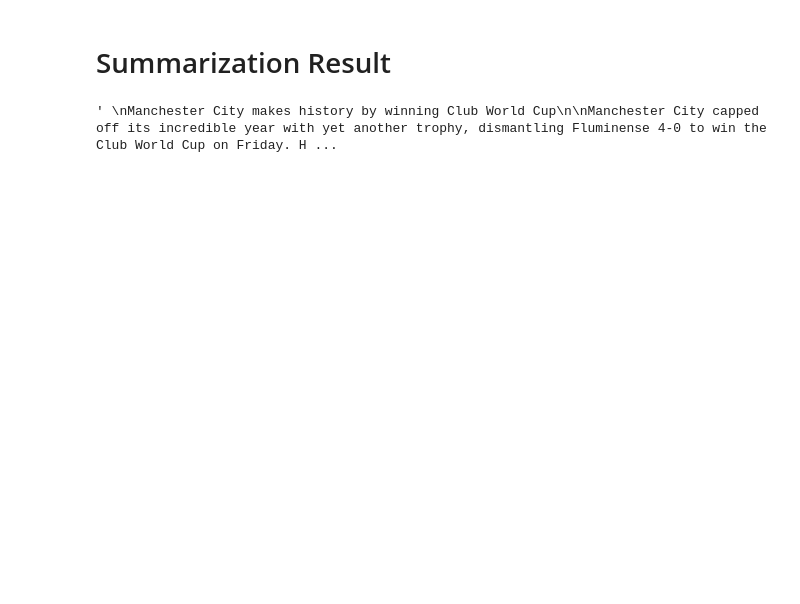
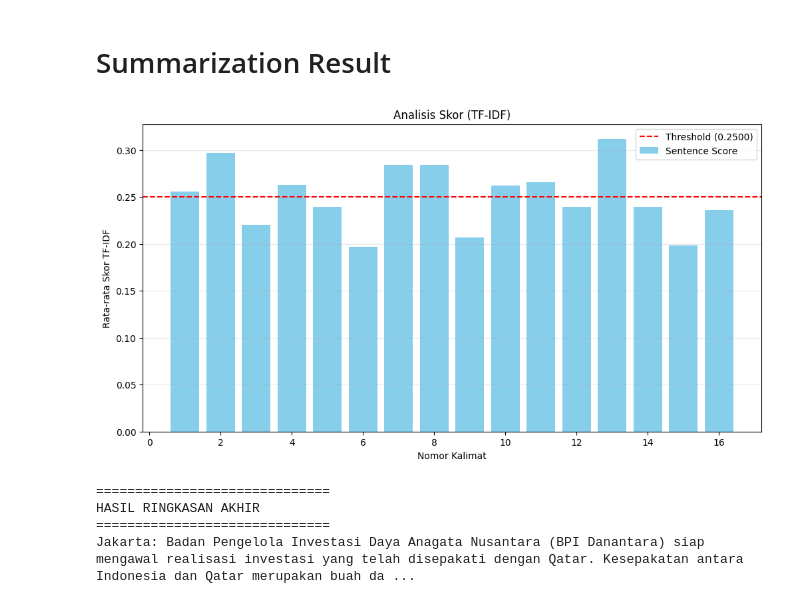
Before and after one commit to zakyalkhair/alfagift-sentiment-analysis, a Jupyter notebook: homework/tf-idf/1a-danantara.ipynb, the cells around one changed output. Cells and saved outputs as stored; diff of their text form; code cells hidden in the pictures; blank space fills up the shorter version.

```diff
--- a/homework/tf-idf/1a-danantara.ipynb
+++ b/homework/tf-idf/1a-danantara.ipynb
@@ -53,5 +35,5 @@ It currently sits fourth in the table and will face Everton in its next fixture
 # %%
-sentence2 = """Jakarta: Badan Pengelola Investasi Daya Anagata Nusantara (BPI Danantara) siap mengawal realisasi investasi yang telah disepakati dengan Qatar. Kesepakatan antara Indonesia dan Qatar merupakan buah dari kunjungan resmi Presiden Prabowo Subianto ke Doha.
+document_text = """Jakarta: Badan Pengelola Investasi Daya Anagata Nusantara (BPI Danantara) siap mengawal realisasi investasi yang telah disepakati dengan Qatar. Kesepakatan antara Indonesia dan Qatar merupakan buah dari kunjungan resmi Presiden Prabowo Subianto ke Doha.
 
 Pemerintah Republik Indonesia dan Pemerintah Qatar menggelar diskusi untuk menyepakati kemitraan strategis (co-partnership) dalam pengelolaan dana investasi untuk Indonesia yang akan berfokus di berbagai sektor pembangunan.
 
@@ -68,7 +50,7 @@ Lebih lanjut, Rosan menegaskan, kolaborasi ini menjadi bukti kepercayaan dunia i
 
 "Kemitraan ini merupakan langkah konkret dalam membangun kepercayaan dengan mitra global strategis seperti Qatar. Ini menunjukkan bahwa Indonesia tidak hanya menjadi tujuan investasi, tetapi juga memiliki kapasitas kelembagaan yang mumpuni untuk mengelola nvestasi secara profesional dan akuntabel," ungkapnya.
 
-Inisiatif co-partnership dan perluasan kerja sama strategis ini diharapkan tidak hanya memperkuat hubungan diplomatik kedua negara, tetapi juga memberikan kontribusi nyata terhadap percepatan pembangunan ekonomi dan peningkatan kesejahteraan masyarakat Indonesia. Jangan lupa ikuti update berita lainnya dan follow  akun
+Inisiatif co-partnership dan perluasan kerja sama strategis ini diharapkan tidak hanya memperkuat hubungan diplomatik kedua negara, tetapi juga memberikan kontribusi nyata terhadap percepatan pembangunan ekonomi dan peningkatan kesejahteraan masyarakat Indonesia. Jangan lupa ikuti update berita lainnya dan follow  akun
 Google News Metrotvnews.com dan Channel WhatsApp Metro TV
 
 (Eko Nordiansyah)"""
@@ -99,4 +93,5 @@ print(sent_token2)
 # %%
-# Training TF-IDF Vectorizer on sentences
-vectorizer = TfidfVectorizer(stop_words='english')
-features = vectorizer.fit_transform(sent_token)
+# Training TF-IDF pada kalimat yang sudah dibersihkan
+vectorizer = TfidfVectorizer()
+tfidf_matrix = vectorizer.fit_transform(cleaned_sentences)
+feature_names = vectorizer.get_feature_names_out()
@@ -415,0 +159,13 @@ So, by looking at this chart, you can quickly get a sense of which sentences in
+# %%
+# Variable initialization
+sent_index = 0
+sentence_scores = [] #
+
+# Calculate sentence TF-IDF score
+print("--- Sentence TF-IDF Scores ---")
+for idx, i in enumerate(tfidf_matrix):
+    sent_score = i.sum()
+    sent_length = len(i.data) # Number of words with non-zero TF-IDF
+    avg_score = sent_score / sent_length if sent_length > 0 else 0
+    sentence_scores.append(avg_score)
+    print(f"Sentence {idx+1}: TF-IDF Sum = {sent_score:.4f}, Word Count (non-zero TF-IDF) = {sent_length}, Average TF-IDF = {avg_score:.4f}")
@@ -800,6 +302,26 @@ It took just 40 seconds for Manchester City to take the lead.
 # %% [markdown]
 # Summarization Result
-# %%
-final_summ
-# %% [output]
-' \nManchester City makes history by winning Club World Cup\n\nManchester City capped off its incredible year with yet another trophy, dismantling Fluminense 4-0 to win the Club World Cup on Friday. H ...
+# %%
+plt.figure(figsize=(12, 6))
+plt.bar(range(1, len(sentence_scores) + 1), sentence_scores, color='skyblue', label='Sentence Score')
+plt.axhline(y=threshold, color='r', linestyle='--', label=f'Threshold ({threshold:.4f})')
+plt.xlabel("Nomor Kalimat")
+plt.ylabel("Rata-rata Skor TF-IDF")
+plt.title("Analisis Skor (TF-IDF)")
+plt.legend()
+plt.grid(axis='y', alpha=0.3)
+plt.show()
+
+# ==========================================
+# 8. Final Output
+# ==========================================
+print("\n" + "="*30)
+print("HASIL RINGKASAN AKHIR")
+print("="*30)
+print(final_summary.strip())
+# %% [output]
+[figure, added]
+==============================
+HASIL RINGKASAN AKHIR
+==============================
+Jakarta: Badan Pengelola Investasi Daya Anagata Nusantara (BPI Danantara) siap mengawal realisasi investasi yang telah disepakati dengan Qatar. Kesepakatan antara Indonesia dan Qatar merupakan buah da ...
```
Also changed, not shown: parts of 27 cells of this notebook.
